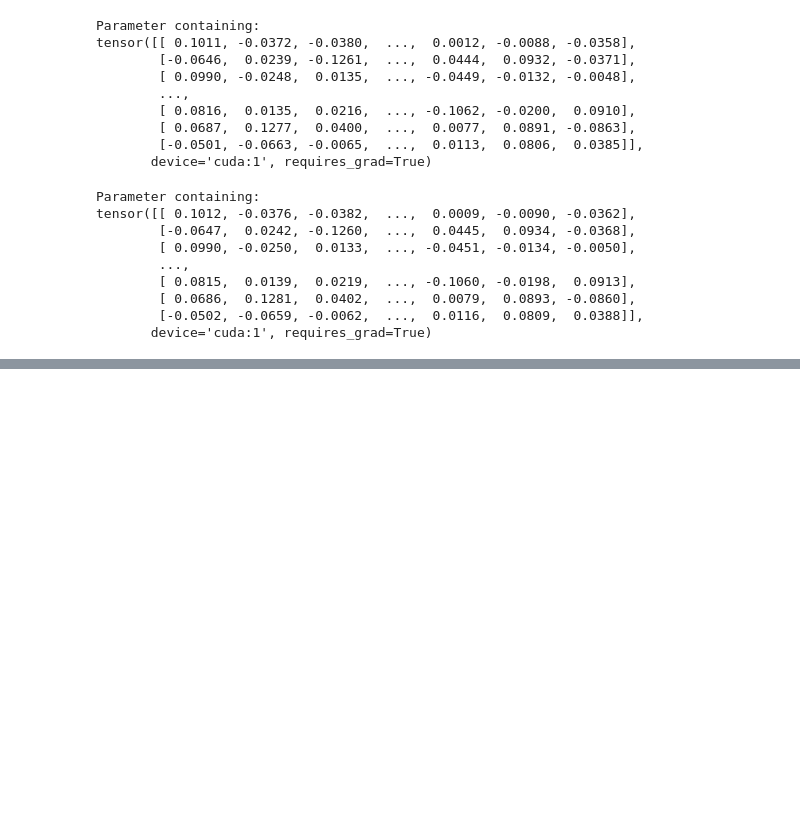
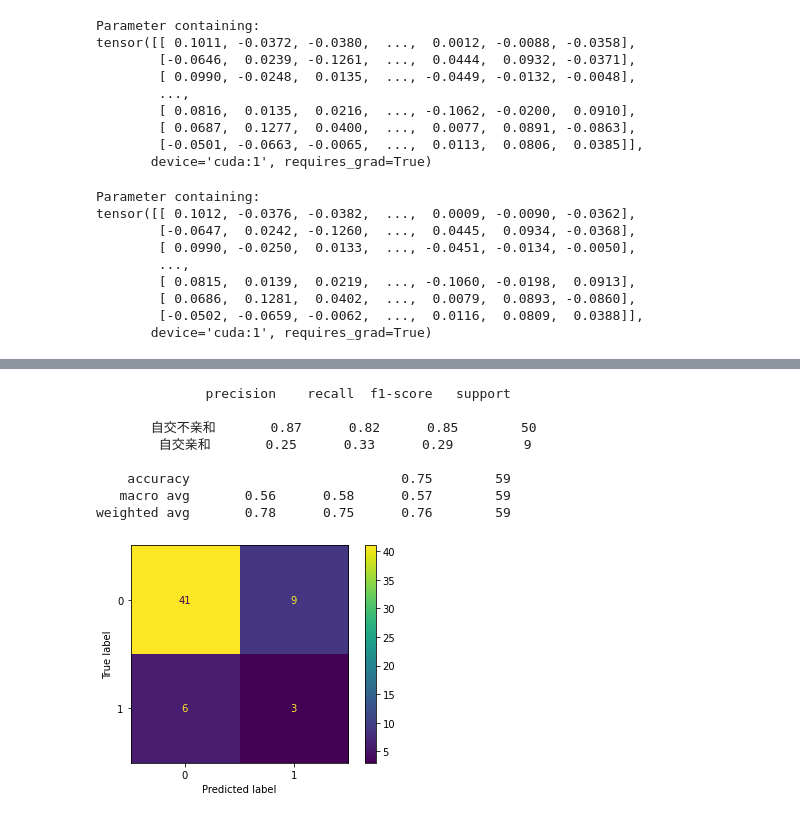
Before and after one commit to 1511878618/sis, a Jupyter notebook: pipline/4.training.ipynb, the cells around one changed output, grey strips where cells are left out. Cells and saved outputs as stored; diff of their text form; code cells hidden in the pictures; blank space fills up the shorter version.

```diff
--- a/pipline/4.training.ipynb
+++ b/pipline/4.training.ipynb
@@ -286,0 +344,19 @@ tensor([[ 0.1012, -0.0376, -0.0382,  ...,  0.0009, -0.0090, -0.0362],
+# %%
+from itertools import chain
+import pandas as pd
+from sis.train import test, predict
+from sklearn.metrics import confusion_matrix, ConfusionMatrixDisplay
+
+iter_dataloader = train_dataloader
+
+o = predict(iter_dataloader, model).cpu()
+label = torch.concat([i["label"] for i in iter_dataloader]).cpu()
+
+def flatten_list(x:list):
+    return list(chain.from_iterable(x))
+names = flatten_list([zip(i["SLF"], i["SRnase"]) for i in iter_dataloader])
+
+pred = (o>0.5).int().flatten()
+# pred = o.flatten()
+
+pd.DataFrame({"names":names, "pred":pred, "label":label})
@@ -286,0 +381,17 @@ tensor([[ 0.1012, -0.0376, -0.0382,  ...,  0.0009, -0.0090, -0.0362],
+# %%
+from sklearn.metrics import classification_report
+
+disp = ConfusionMatrixDisplay(confusion_matrix(label, pred), display_labels=[0, 1])
+disp.plot()
+
+print(classification_report(label, pred, target_names=["自交不亲和", "自交亲和"]))
+# %% [output]
+              precision    recall  f1-score   support
+
+       自交不亲和       0.87      0.82      0.85        50
+        自交亲和       0.25      0.33      0.29         9
+
+    accuracy                           0.75        59
+   macro avg       0.56      0.58      0.57        59
+weighted avg       0.78      0.75      0.76        59
+[figure, added]
```
Also changed, not shown: parts of 19 cells of this notebook, 8 other files.
